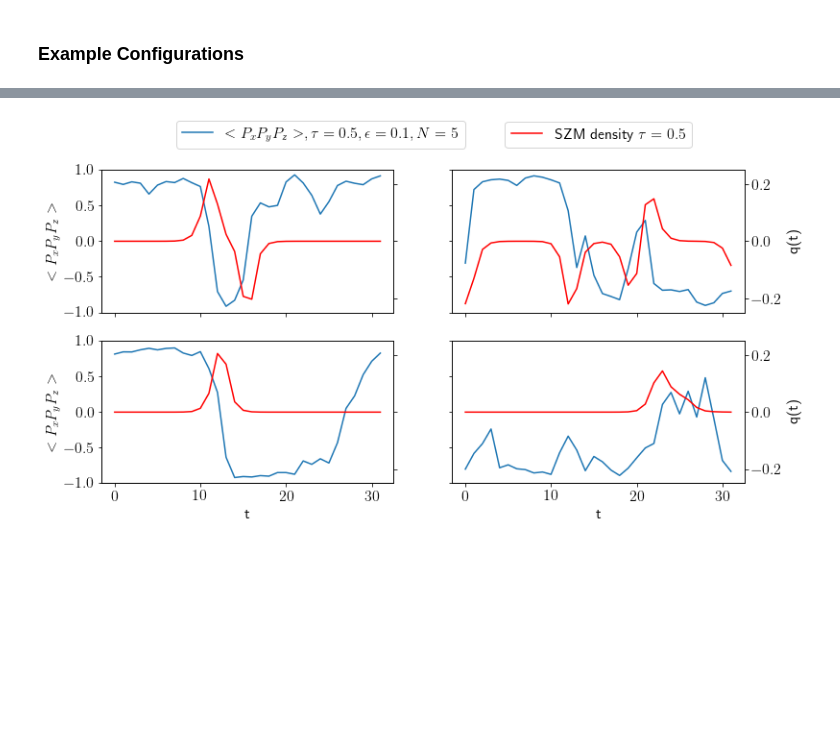
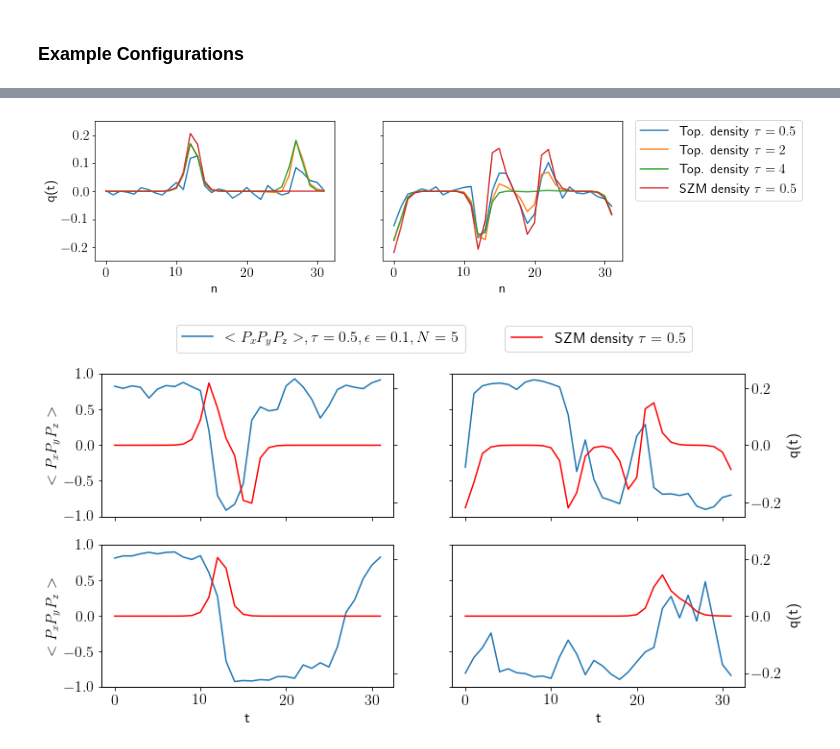
Before and after one commit to Ivan-Soler/AFM, a Jupyter notebook: main.ipynb, the cells around one changed output, grey strips where cells are left out. Saved outputs shown, nothing was run; the diff lists cells and outputs as text; code cells hidden in the pictures; blank space fills up the shorter version.

```diff
--- a/main.ipynb
+++ b/main.ipynb
@@ -400,3 +506,66 @@ plt.show()
+# %%
+folder_out='../4x4x4x32/b2p44_new/compare_4p0t_cut/'
+folder="../4x4x4x32/b2p44_new/compare_4p0t_cut/"
+measure="gf_afm_0p5t/"
+#ax = plt.gca()
+fig, axes = plt.subplots(nrows=1, ncols=2,figsize=(11,3))
+index=0
+
+f=open(folder_out+measure+"lambda_opt.txt",'r')
+lamba_string=f.read().split('\n')
+lambda_opt,index_opt=float(lamba_string[0]), int(float(lamba_string[1]))
+f.close()
+
+conf_read=[660,600]
+#conf_read=[470,540]
+GM=np.loadtxt(folder_out+measure+"GM_history_opt.txt")
+
+i=0
+for conf in conf_read:
+    #Read GF
+    Topology_1=folder+"../gf/profile4dt0.5c"+str(conf)+"to.dat"
+    Topology_2=folder+"../gf/profile4dt2c"+str(conf)+"to.dat"
+    Topology_3=folder+"../gf/profile4dt4c"+str(conf)+"to.dat"
+    density_top_1,sizes=Read.topology_1d(Topology_1)
+    density_top_2,sizes=Read.topology_1d(Topology_2)
+    density_top_3,sizes=Read.topology_1d(Topology_3)
+
+    normalization=np.sum(np.abs(density_top_3))
+
+    #Construct susy mode
+    density_susy=np.loadtxt(folder+measure+"susy_mode_"+str(conf)+"c_optimalcut.txt")
+    #density_susy=density_susy*(normalization/np.sum(np.abs(density_susy)))
+
+    #Plot the three densities
+    axes[i].plot(density_top_1,label=r'Top. density $\tau=0.5$')
+    axes[i].plot(density_top_2, label=r'Top. density $\tau=2$')
+    axes[i].plot(density_top_3, label=r'Top. density $\tau=4$')
+    axes[i].plot(density_susy, label=r'SZM density $\tau=0.5$')
+    axes[i].set_ylim([-0.25,0.25])
+    #axes[i].set_title("configuration: "+str(conf))
+
+    if i==0:
+        axes[i].set_ylabel(r'q(t)')
+    if i==1:
+        axes[i].set_yticklabels([])
+    #if i==0:
+    #    axes[i].set_xticklabels([])
+    #if i==1:
+    axes[i].set_xlabel(r'n')
+
+    i+=1
+
+box = axes[0].get_position()
+axes[0].set_position([box.x0, box.y0, box.width * 1, box.height])
+
+# Put a legend to the right of the current axis
+axes[0].legend(loc="center", ncol=1, bbox_to_anchor=(2.60, 0.72))
+
+fig.savefig(folder_out+"MC_densities.pdf",dpi=150, bbox_inches='tight')
+
+plt.show()
+# %% [output]
+[figure, added]
 # %%
 folder_out='../4x4x4x32/b2p44_new/compare_4p0t/'
 polyakov_file="../4x4x4x32/b2p44_new/Polyakov_loops/0p5t/Measure.seq_pol"
```
Also changed, not shown: parts of 35 cells of this notebook, 8 other files.
